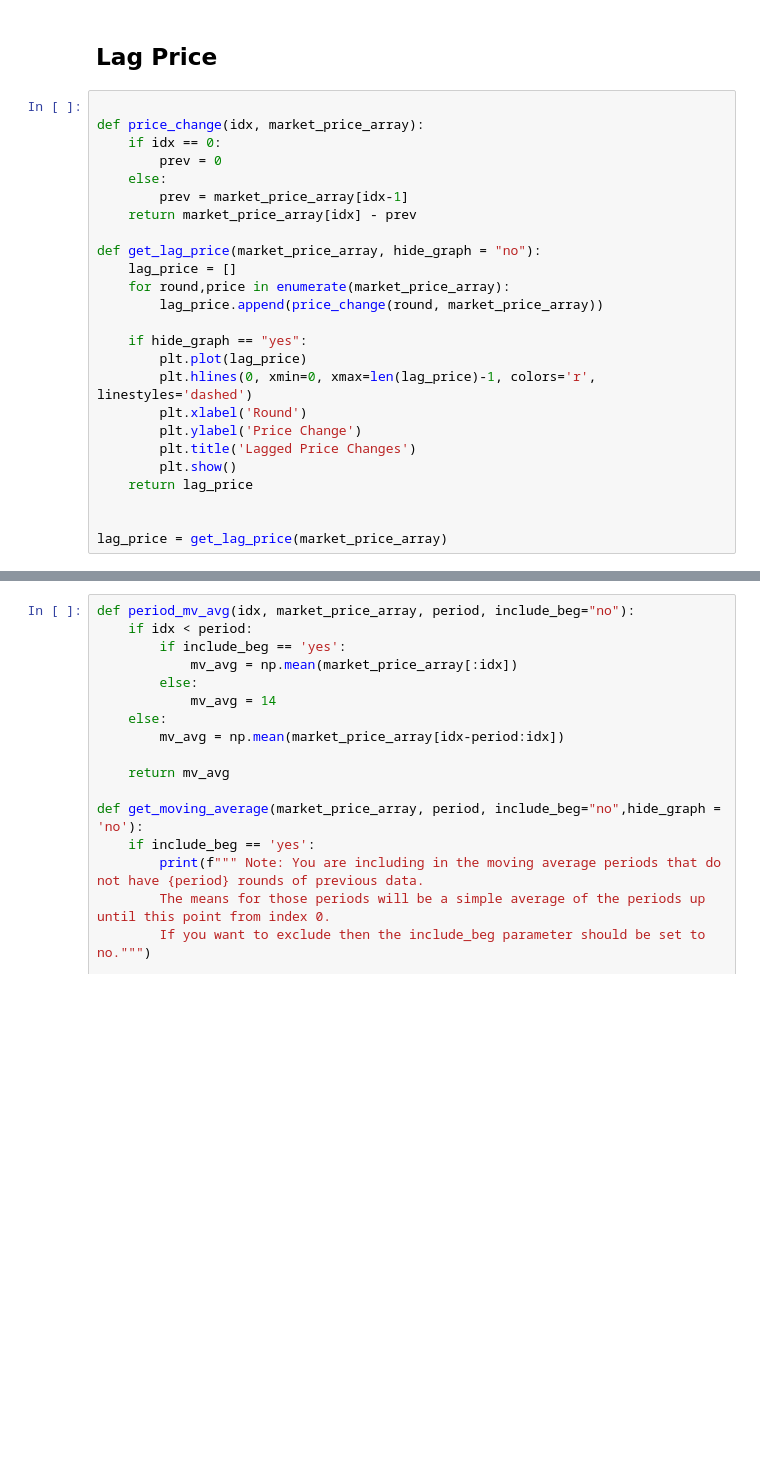
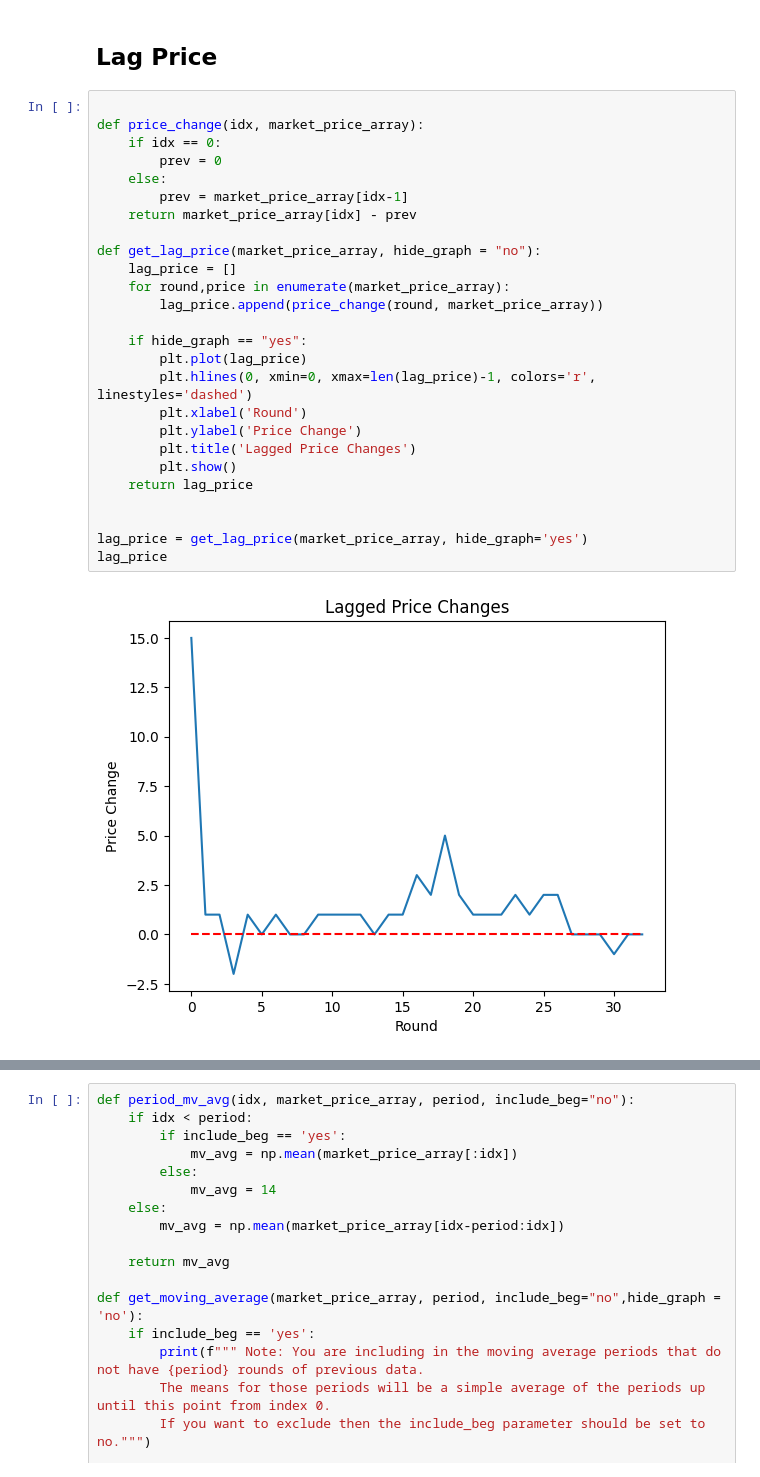
Before and after one commit to smojha/bot_swap, a Jupyter notebook: Code/Basic_Behavioral/Rough/Basic_ML_Rough.ipynb, the cells around one changed output, grey strips where cells are left out. Cells and saved outputs as stored; diff of their text form; blank space fills up the shorter version.

```diff
--- a/Code/Basic_Behavioral/Rough/Basic_ML_Rough.ipynb
+++ b/Code/Basic_Behavioral/Rough/Basic_ML_Rough.ipynb
@@ -102,25 +117,28 @@ len(buy_sell_diff)
 # %%
 
 def price_change(idx, market_price_array):
     if idx == 0:
         prev = 0
     else:
         prev = market_price_array[idx-1]
     return market_price_array[idx] - prev
 
 def get_lag_price(market_price_array, hide_graph = "no"):
     lag_price = []
     for round,price in enumerate(market_price_array):
         lag_price.append(price_change(round, market_price_array))
 
     if hide_graph == "yes":
         plt.plot(lag_price)
         plt.hlines(0, xmin=0, xmax=len(lag_price)-1, colors='r', linestyles='dashed')
         plt.xlabel('Round')
         plt.ylabel('Price Change')
         plt.title('Lagged Price Changes')
         plt.show()
     return lag_price
 
 
-lag_price = get_lag_price(market_price_array)
+lag_price = get_lag_price(market_price_array, hide_graph='yes')
+lag_price
+# %% [output]
+[figure, added]
```
Also changed, not shown: parts of 10 cells of this notebook, 3 other files.
